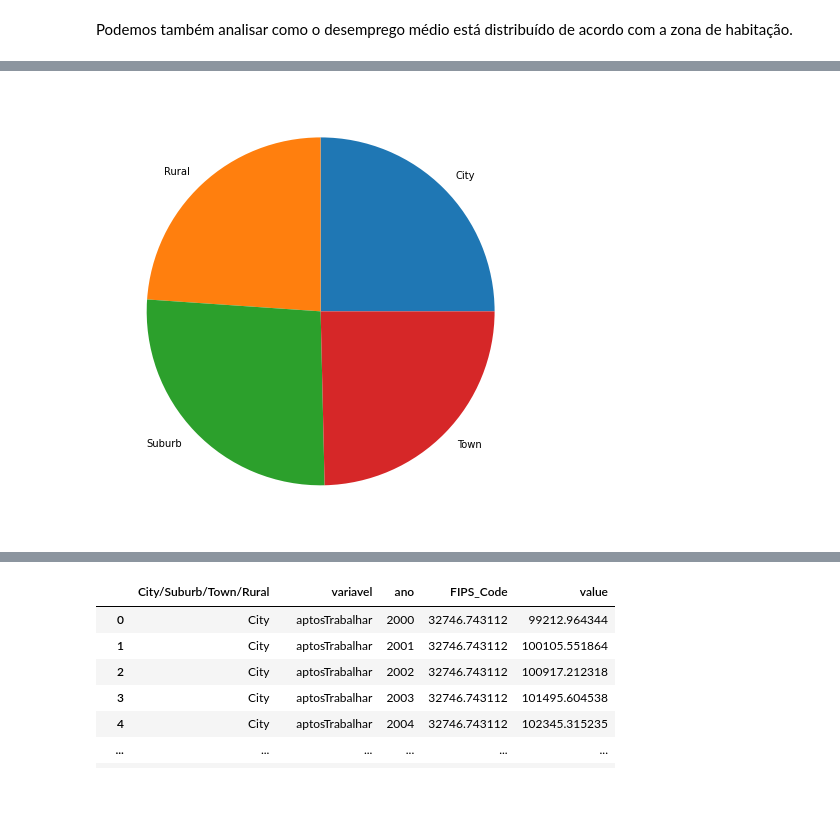
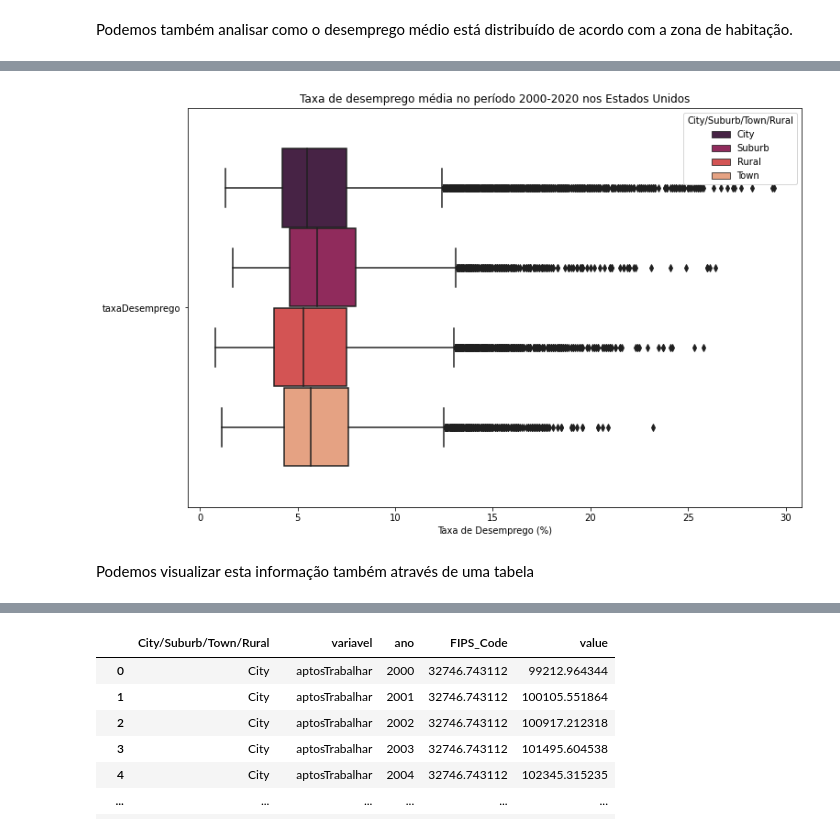
Before and after one commit to micheldearaujo/02-Analise_de_Dados-CIn, a Jupyter notebook: Análise_Dados.ipynb, the cells around one changed output, grey strips where cells are left out. Drawn from its saved outputs; the diff is of its cells as text; code cells hidden in the pictures; blank space fills up the shorter version.

```diff
--- a/Análise_Dados.ipynb
+++ b/Análise_Dados.ipynb
@@ -429,3 +433,5 @@ Podemos também analisar como o desemprego médio está distribuído de acordo c
 # %%
 # Extraindo a média nacional durante todo o período de 2000 a 2020
 desemprego_zonas = desemprego.groupby(by=["City/Suburb/Town/Rural", "variavel"]).mean().reset_index()
+desemprego_zonas = desemprego[desemprego.variavel == 'taxaDesemprego']
+desemprego_zonas
@@ -432,7 +452,18 @@ desemprego_zonas = desemprego.groupby(by=["City/Suburb/Town/Rural", "variavel"])
 # %%
 plt.figure(figsize=(12,8))
-plt.pie(x=desemprego_zonas[desemprego_zonas.variavel == 'taxaDesemprego'].value,
-       labels=desemprego_zonas[desemprego_zonas.variavel == 'taxaDesemprego']["City/Suburb/Town/Rural"])
+sns.boxplot(x='value',
+           y='variavel',
+            hue='City/Suburb/Town/Rural',
+           data=desemprego_zonas,
+           palette='rocket')
+
+plt.xlabel("Taxa de Desemprego (%)")
+plt.ylabel("")
+plt.title("Taxa de desemprego média no período 2000-2020 nos Estados Unidos")
+
+
 plt.show()
 # %% [output]
-[figure, old version]
+[figure, new version]
+# %% [markdown]
+Podemos visualizar esta informação também através de uma tabela
```
Also changed, not shown: parts of 30 cells of this notebook.
